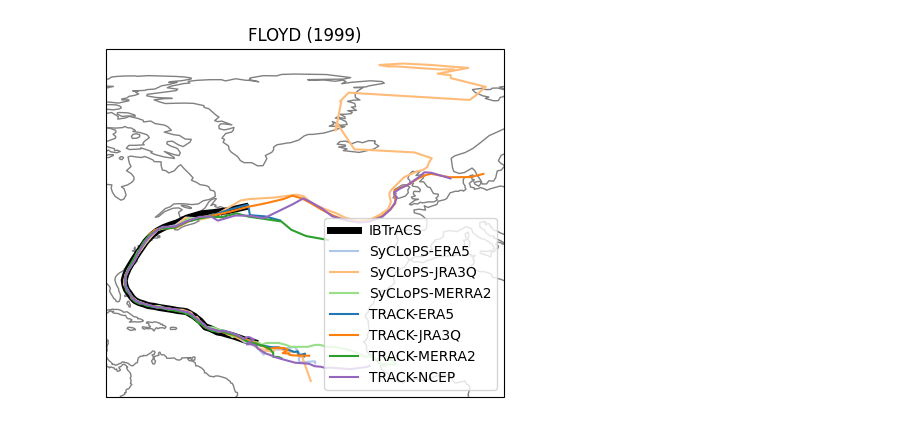
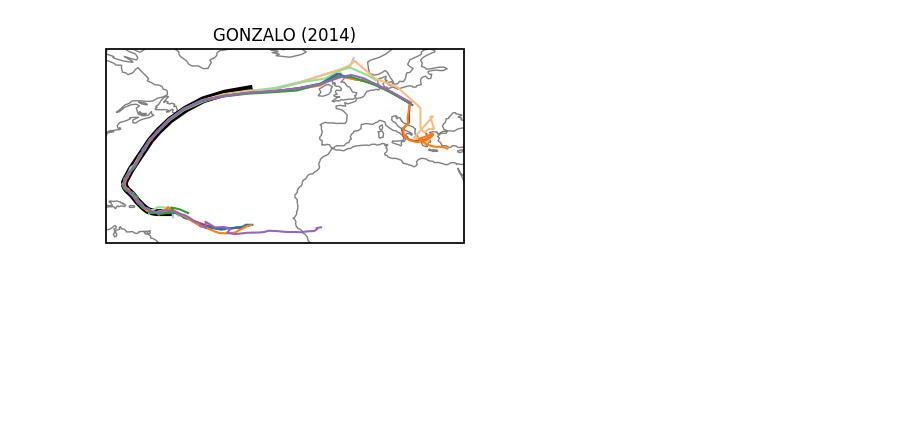
Before and after one commit to Huracan-project/RABTracks, a Jupyter notebook: paper_figs/examples_matching.ipynb, the cells around one changed output. Drawn from its saved outputs; the diff is of its cells as text; code cells hidden in the pictures; blank space fills up the shorter version.

Commit message:
Update figures

```diff
--- a/paper_figs/examples_matching.ipynb
+++ b/paper_figs/examples_matching.ipynb
@@ -175,8 +1,7 @@ plt.subplots_adjust(bottom=0.08)
+# %%
+from rabtracks import *
+sns.set_context("paper")
 # %%
-import numpy as np
-import xarray as xr
-import cartopy.crs as ccrs
-
 def plot_one_cyclone_panel(
     ax,
     *,
@@ -184,7 +9,7 @@ def plot_one_cyclone_panel(
     year: int,
     basin: str,
     palette: dict,
-    eib_dir: str = "../extended-ibtracs",
+    eib_dir: str = "../RABTracks",
     add_coastlines: bool = True,
     add_title: bool = True,
     handles_dict: dict | None = None,
@@ -201,7 +26,7 @@ def plot_one_cyclone_panel(
     palette : dict
         Mapping {source_name: color}. Must include the sources present in the dataset.
     eib_dir : str
-        Directory containing extended-ibtracs_{basin}.nc files.
+        Directory containing RABTracks_{basin}.nc files.
     handles_dict : dict | None
         If provided, gets populated with one Line2D per source (for a shared legend),
         but only the first time each source is seen. If None, a new dict is used.
@@ -219,7 +44,7 @@ def plot_one_cyclone_panel(
         handles_dict = {}
 
     # Load extended IBTrACS for this basin
-    eib_path = f"{eib_dir}/extended-ibtracs_{basin}.nc"
+    eib_path = f"{eib_dir}/RABTracks_{basin}.nc"
     eib = xr.open_dataset(eib_path)
 
     # Extract data for given cyclone
@@ -260,19 +164,17 @@ def plot_one_cyclone_panel(
 # %%
-import matplotlib.pyplot as plt
-import cartopy.crs as ccrs
-
-fig = plt.figure(figsize=(6, 4))
+sns.set_context("notebook")
+fig = plt.figure(figsize=cm2inch([10,10]))
 ax = fig.add_subplot(1, 1, 1, projection=ccrs.PlateCarree())
 
 handles_dict, track, track_ib = plot_one_cyclone_panel(
     ax,
-    name="FLOYD",
-    year=1999,
+    name="GONZALO",
+    year=2014,
     basin="NA",
     palette=PALETTE,
 )
 
-ax.legend(handles_dict.values(), handles_dict.keys(), frameon=True)
+#ax.legend(handles_dict.values(), handles_dict.keys(), frameon=True)
 plt.tight_layout()
 # %% [output]
-[figure, old version]
+[figure, new version]
```
Also changed, not shown: parts of 4 cells of this notebook, 24 other files.
